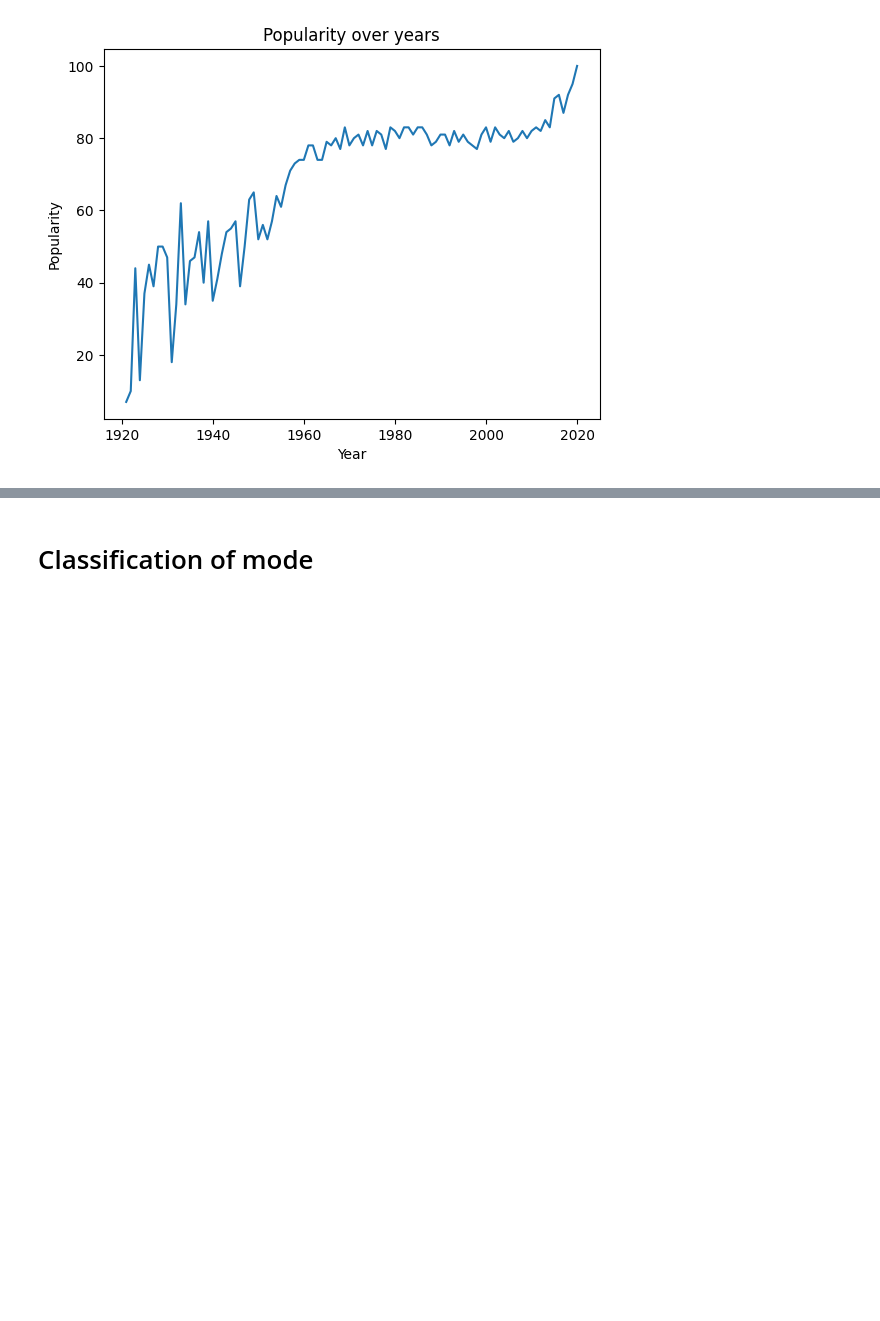
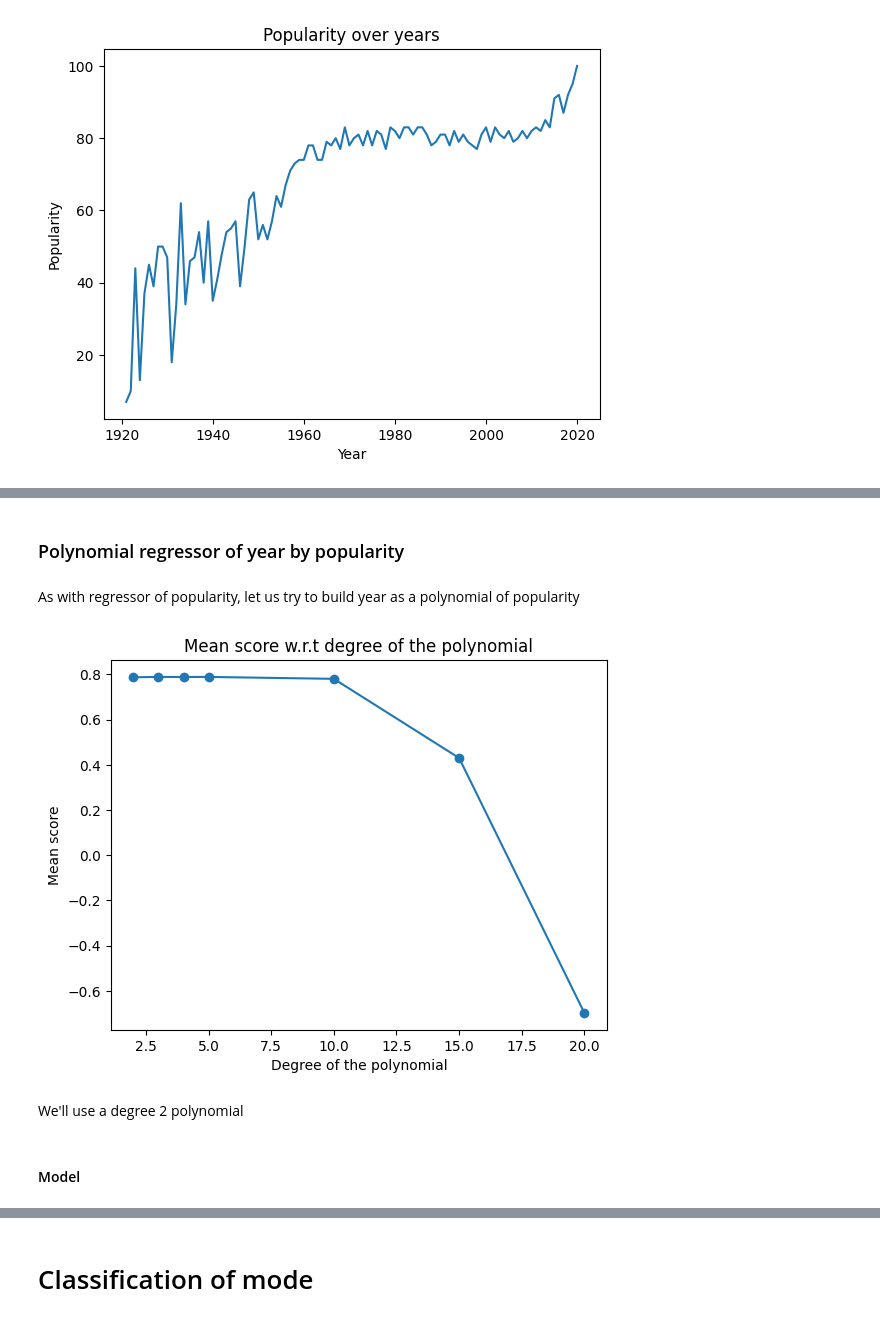
Before and after one commit to Manuela-AYO/DAProject2022, a Jupyter notebook: spotifyAnalysis.ipynb, the cells around one changed output, grey strips where cells are left out. Drawn from its saved outputs; the diff is of its cells as text; code cells hidden in the pictures; blank space fills up the shorter version.

```diff
--- a/spotifyAnalysis.ipynb
+++ b/spotifyAnalysis.ipynb
@@ -1233,6 +1184,0 @@ We only have a score of 61,30% on training data. So, a simple linear regression
-# %%
-pred2 = model.predict(np.array(df_test["energy"]).reshape(-1,1))
-
-score = model.score(np.array(df_test["energy"]).reshape(-1,1), np.array(df_test["loudness"]).reshape(-1,1))
-
-print(f"Score = {score}")
@@ -1387,0 +1274,30 @@ NameError: name 'np' is not defined
+# %% [markdown]
+### Polynomial regressor of year by popularity
+# %% [markdown]
+As with regressor of popularity, let us try to build year as a polynomial of popularity
+# %%
+popularity = np.array(df_train["popularity"]).reshape(-1,1)
+year = np.array(df_train["year"]).reshape(-1,1)
+
+# cross-validation
+cv = ShuffleSplit(n_splits=5, test_size=0.3, random_state=1)
+
+degrees = [2, 3, 4, 5, 10, 15, 20]
+all_scores = np.zeros(len(degrees))
+
+for i in range(len(degrees)):
+    x = PolynomialFeatures(degree=degrees[i]).fit_transform(popularity)
+    score = cross_val_score(LinearRegression(), X=x, y=year, cv=cv)
+    all_scores[i] = score.mean()
+
+plt.plot(degrees, all_scores, marker='o')
+plt.title("Mean score w.r.t degree of the polynomial")
+plt.xlabel("Degree of the polynomial")
+plt.ylabel("Mean score")
+plt.show()
+# %% [output]
+[figure, added]
+# %% [markdown]
+We'll use a degree 2 polynomial
+# %% [markdown]
+#### Model
```
Also changed, not shown: parts of 99 cells of this notebook.
